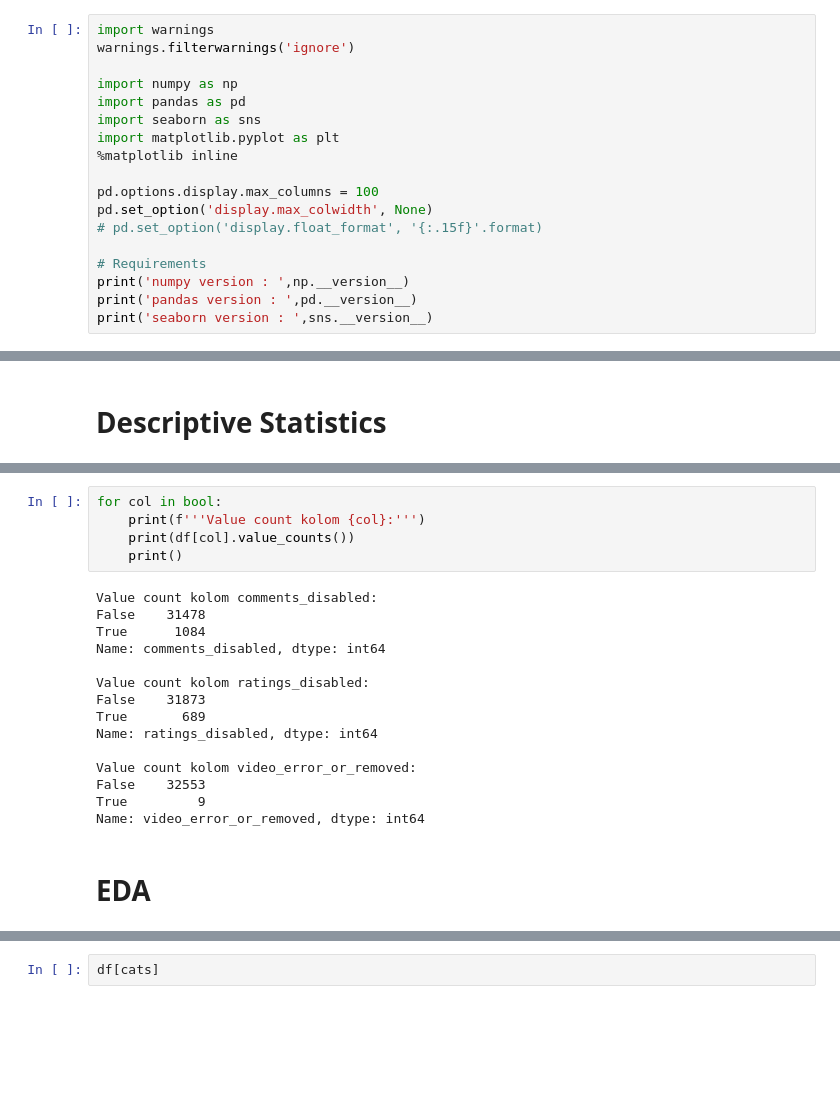
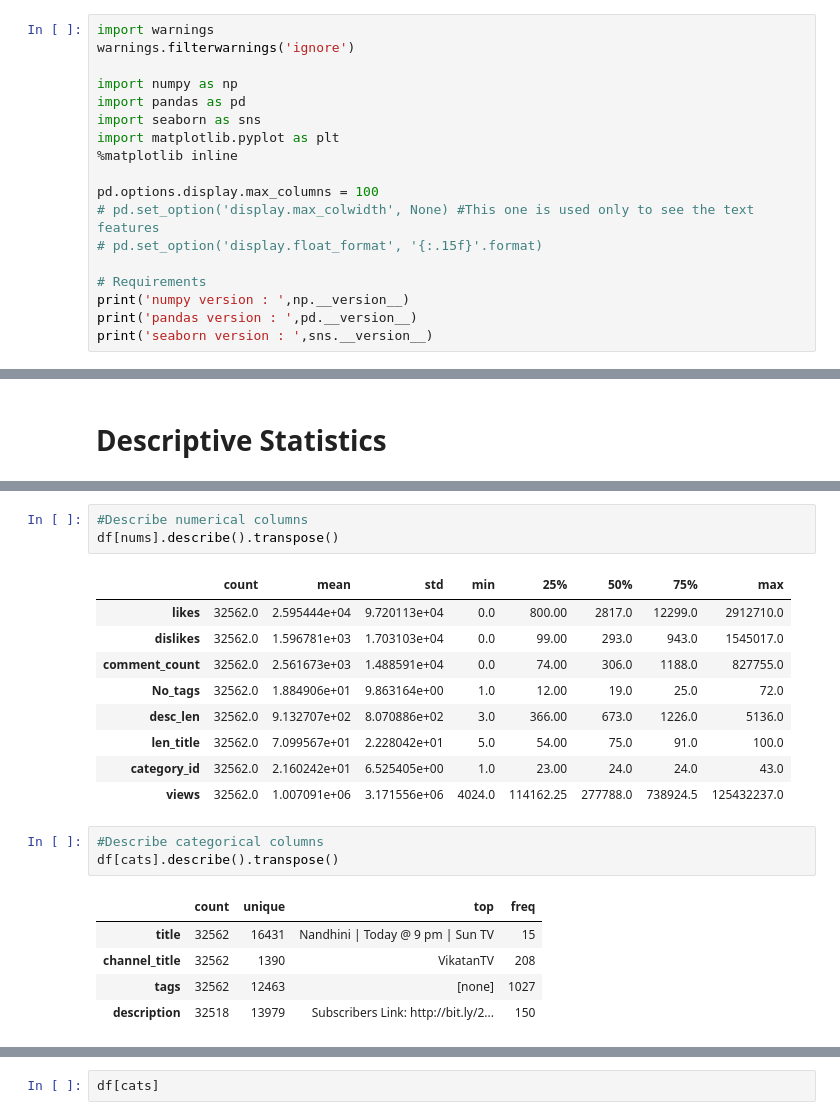
Before and after one commit to mcikalmerdeka/Youtube-Video-Views-Prediction, a Jupyter notebook: Youtube Video Views Prediction.ipynb, the cells around one changed output, grey strips where cells are left out. Drawn from its saved outputs; the diff is of its cells as text; blank space fills up the shorter version.

```diff
--- a/Youtube Video Views Prediction.ipynb
+++ b/Youtube Video Views Prediction.ipynb
@@ -13,7 +13,7 @@ import matplotlib.pyplot as plt
 %matplotlib inline
 
 pd.options.display.max_columns = 100
-pd.set_option('display.max_colwidth', None)
+# pd.set_option('display.max_colwidth', None) #This one is used only to see the text features
 # pd.set_option('display.float_format', '{:.15f}'.format)
 
 # Requirements
@@ -231,22 +174,22 @@ Name: description, Length: 13979, dtype: int64
-# %%
-for col in bool:
-    print(f'''Value count kolom {col}:''')
-    print(df[col].value_counts())
-    print()
-# %% [output]
-Value count kolom comments_disabled:
-False    31478
-True      1084
-Name: comments_disabled, dtype: int64
-
-Value count kolom ratings_disabled:
-False    31873
-True       689
-Name: ratings_disabled, dtype: int64
-
-Value count kolom video_error_or_removed:
-False    32553
-True         9
-Name: video_error_or_removed, dtype: int64
-# %% [markdown]
-# EDA
+# %%
+#Describe numerical columns
+df[nums].describe().transpose()
+# %% [output]
+|  | count | mean | std | min | 25% | 50% | 75% | max |
+| likes | 32562.0 | 2.595444e+04 | 9.720113e+04 | 0.0 | 800.00 | 2817.0 | 12299.0 | 2912710.0 |
+| dislikes | 32562.0 | 1.596781e+03 | 1.703103e+04 | 0.0 | 99.00 | 293.0 | 943.0 | 1545017.0 |
+| comment_count | 32562.0 | 2.561673e+03 | 1.488591e+04 | 0.0 | 74.00 | 306.0 | 1188.0 | 827755.0 |
+| No_tags | 32562.0 | 1.884906e+01 | 9.863164e+00 | 1.0 | 12.00 | 19.0 | 25.0 | 72.0 |
+| desc_len | 32562.0 | 9.132707e+02 | 8.070886e+02 | 3.0 | 366.00 | 673.0 | 1226.0 | 5136.0 |
+| len_title | 32562.0 | 7.099567e+01 | 2.228042e+01 | 5.0 | 54.00 | 75.0 | 91.0 | 100.0 |
+| category_id | 32562.0 | 2.160242e+01 | 6.525405e+00 | 1.0 | 23.00 | 24.0 | 24.0 | 43.0 |
+| views | 32562.0 | 1.007091e+06 | 3.171556e+06 | 4024.0 | 114162.25 | 277788.0 | 738924.5 | 125432237.0 |
+# %%
+#Describe categorical columns
+df[cats].describe().transpose()
+# %% [output]
+|  | count | unique | top | freq |
+| title | 32562 | 16431 | Nandhini | Today @ 9 pm | Sun TV | 15 |
+| channel_title | 32562 | 1390 | VikatanTV | 208 |
+| tags | 32562 | 12463 | [none] | 1027 |
+| description | 32518 | 13979 | Subscribers Link: http://bit.ly/2... | 150 |
```
Also changed, not shown: parts of 31 cells of this notebook.
